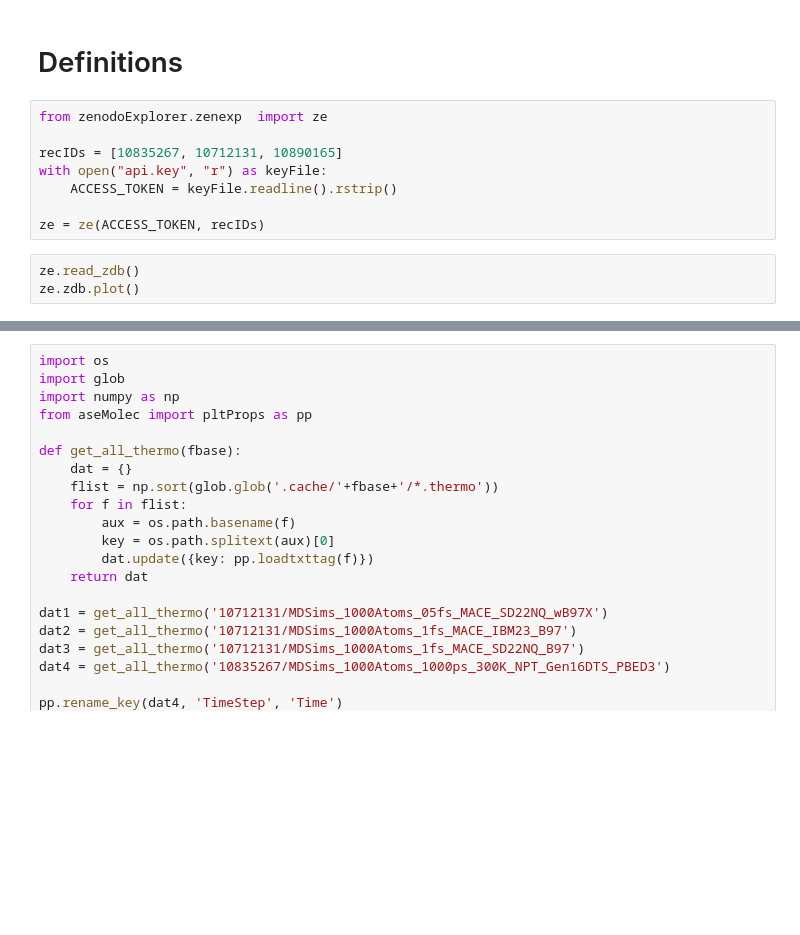
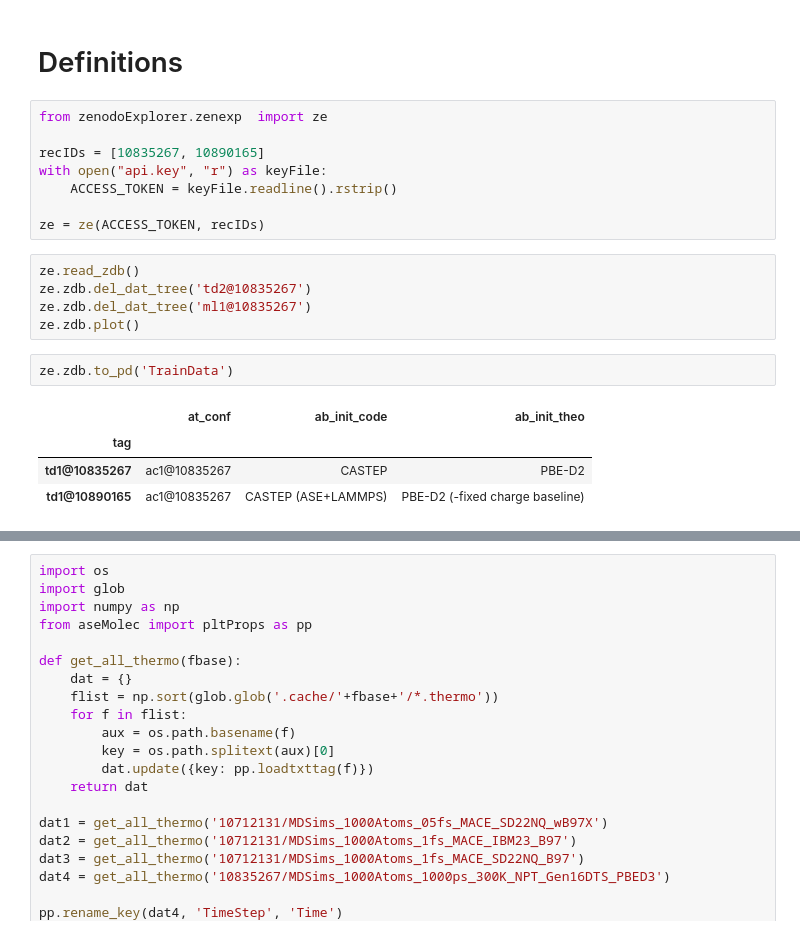
Before and after one commit to imagdau/dataTransferabilityMLIP, a Jupyter notebook: main.ipynb, the cells around one changed output, grey strips where cells are left out. Cells and saved outputs as stored; diff of their text form; blank space fills up the shorter version.

```diff
--- a/main.ipynb
+++ b/main.ipynb
@@ -3,11 +3,20 @@
 # %%
 from zenodoExplorer.zenexp  import ze
 
-recIDs = [10835267, 10712131, 10890165]
+recIDs = [10835267, 10890165]
 with open("api.key", "r") as keyFile:
     ACCESS_TOKEN = keyFile.readline().rstrip()
 
 ze = ze(ACCESS_TOKEN, recIDs)
 # %%
 ze.read_zdb()
+ze.zdb.del_dat_tree('td2@10835267')
+ze.zdb.del_dat_tree('ml1@10835267')
 ze.zdb.plot()
+# %%
+ze.zdb.to_pd('TrainData')
+# %% [output]
+|  | at_conf | ab_init_code | ab_init_theo |
+| tag |  |  |  |
+| td1@10835267 | ac1@10835267 | CASTEP | PBE-D2 |
+| td1@10890165 | ac1@10835267 | CASTEP (ASE+LAMMPS) | PBE-D2 (-fixed charge baseline) |
```
Also changed, not shown: parts of 11 cells of this notebook.
